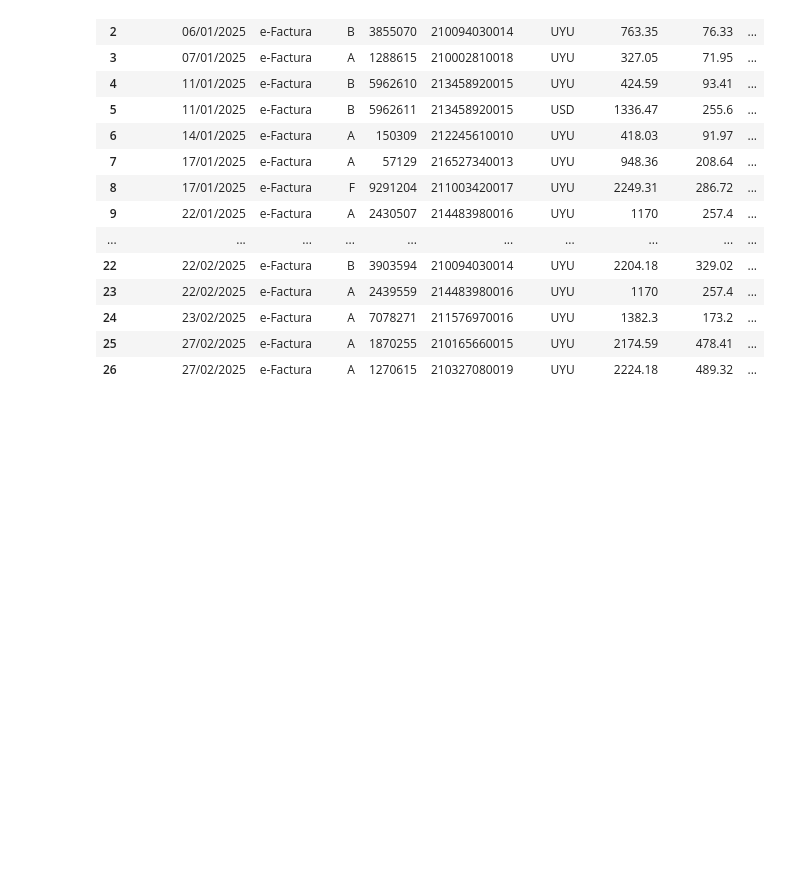
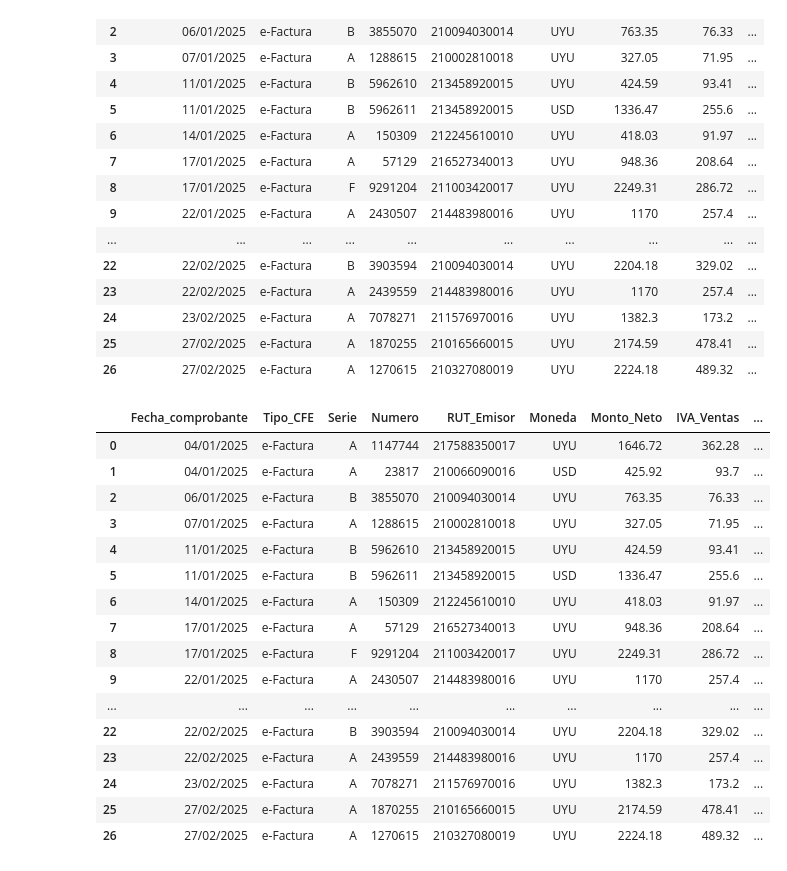
Before and after one commit to Fercaspe/CFE_Processor, a Jupyter notebook: PruebaIVA.ipynb, the cells around one changed output. Cells and saved outputs as stored; diff of their text form; code cells hidden in the pictures; blank space fills up the shorter version.

Commit message:
Normalización de los nombres de las columnas

```diff
--- a/PruebaIVA.ipynb
+++ b/PruebaIVA.ipynb
@@ -58,3 +59,35 @@ df
 | 24 | 23/02/2025 | e-Factura | A | 7078271 | 211576970016 | UYU | 1382.3 | 173.2 | ... |
 | 25 | 27/02/2025 | e-Factura | A | 1870255 | 210165660015 | UYU | 2174.59 | 478.41 | ... |
 | 26 | 27/02/2025 | e-Factura | A | 1270615 | 210327080019 | UYU | 2224.18 | 489.32 | ... |
+# %%
+# NORMALIZE COLUMNS NAMES
+
+# Function to normalize the names
+
+def normalize_names(text):
+    text = unicodedata.normalize('NFKD', text).encode('ascii', 'ignore').decode('utf-8')  # Special characters control
+    text = text.replace(' ', '_')
+    return text
+
+# Call the function
+df.columns = [normalize_names(col) for col in df.columns]
+
+df
+# %% [output]
+|  | Fecha_comprobante | Tipo_CFE | Serie | Numero | RUT_Emisor | Moneda | Monto_Neto | IVA_Ventas | ... |
+| 0 | 04/01/2025 | e-Factura | A | 1147744 | 217588350017 | UYU | 1646.72 | 362.28 | ... |
+| 1 | 04/01/2025 | e-Factura | A | 23817 | 210066090016 | USD | 425.92 | 93.7 | ... |
+| 2 | 06/01/2025 | e-Factura | B | 3855070 | 210094030014 | UYU | 763.35 | 76.33 | ... |
+| 3 | 07/01/2025 | e-Factura | A | 1288615 | 210002810018 | UYU | 327.05 | 71.95 | ... |
+| 4 | 11/01/2025 | e-Factura | B | 5962610 | 213458920015 | UYU | 424.59 | 93.41 | ... |
+| 5 | 11/01/2025 | e-Factura | B | 5962611 | 213458920015 | USD | 1336.47 | 255.6 | ... |
+| 6 | 14/01/2025 | e-Factura | A | 150309 | 212245610010 | UYU | 418.03 | 91.97 | ... |
+| 7 | 17/01/2025 | e-Factura | A | 57129 | 216527340013 | UYU | 948.36 | 208.64 | ... |
+| 8 | 17/01/2025 | e-Factura | F | 9291204 | 211003420017 | UYU | 2249.31 | 286.72 | ... |
+| 9 | 22/01/2025 | e-Factura | A | 2430507 | 214483980016 | UYU | 1170 | 257.4 | ... |
+| ... | ... | ... | ... | ... | ... | ... | ... | ... | ... |
+| 22 | 22/02/2025 | e-Factura | B | 3903594 | 210094030014 | UYU | 2204.18 | 329.02 | ... |
+| 23 | 22/02/2025 | e-Factura | A | 2439559 | 214483980016 | UYU | 1170 | 257.4 | ... |
+| 24 | 23/02/2025 | e-Factura | A | 7078271 | 211576970016 | UYU | 1382.3 | 173.2 | ... |
+| 25 | 27/02/2025 | e-Factura | A | 1870255 | 210165660015 | UYU | 2174.59 | 478.41 | ... |
+| 26 | 27/02/2025 | e-Factura | A | 1270615 | 210327080019 | UYU | 2224.18 | 489.32 | ... |
```
Also changed, not shown: parts of 2 cells of this notebook.
